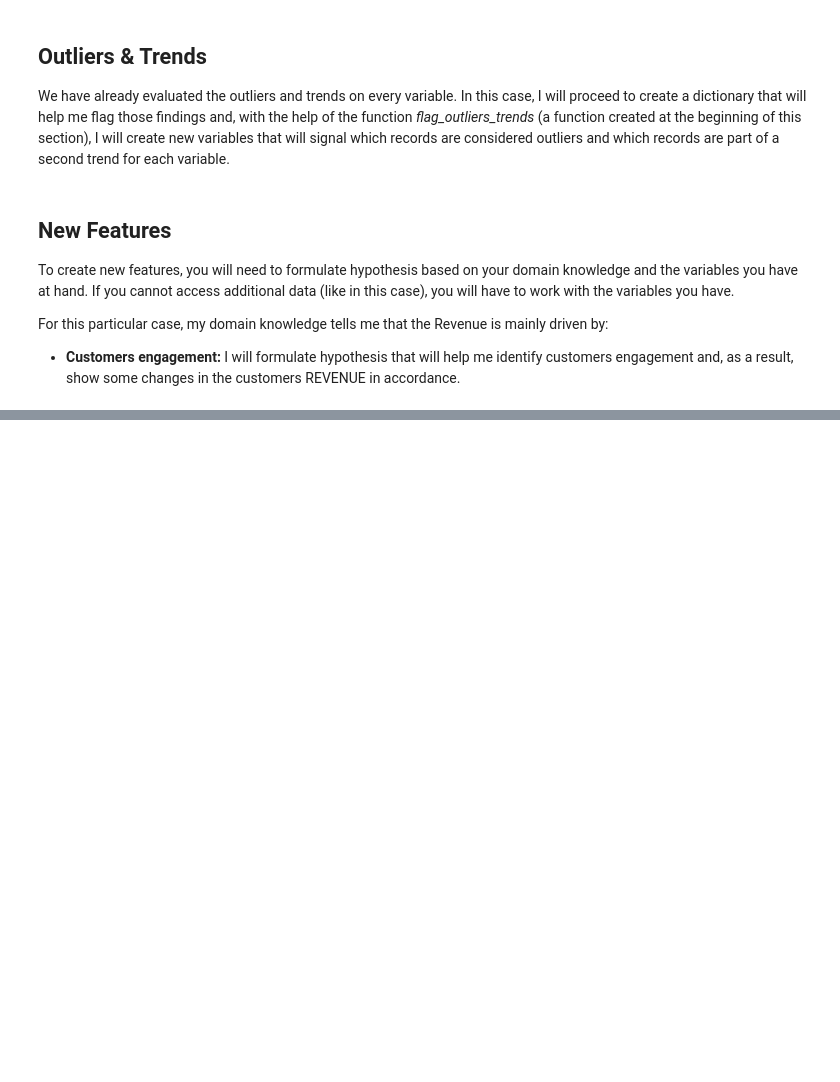
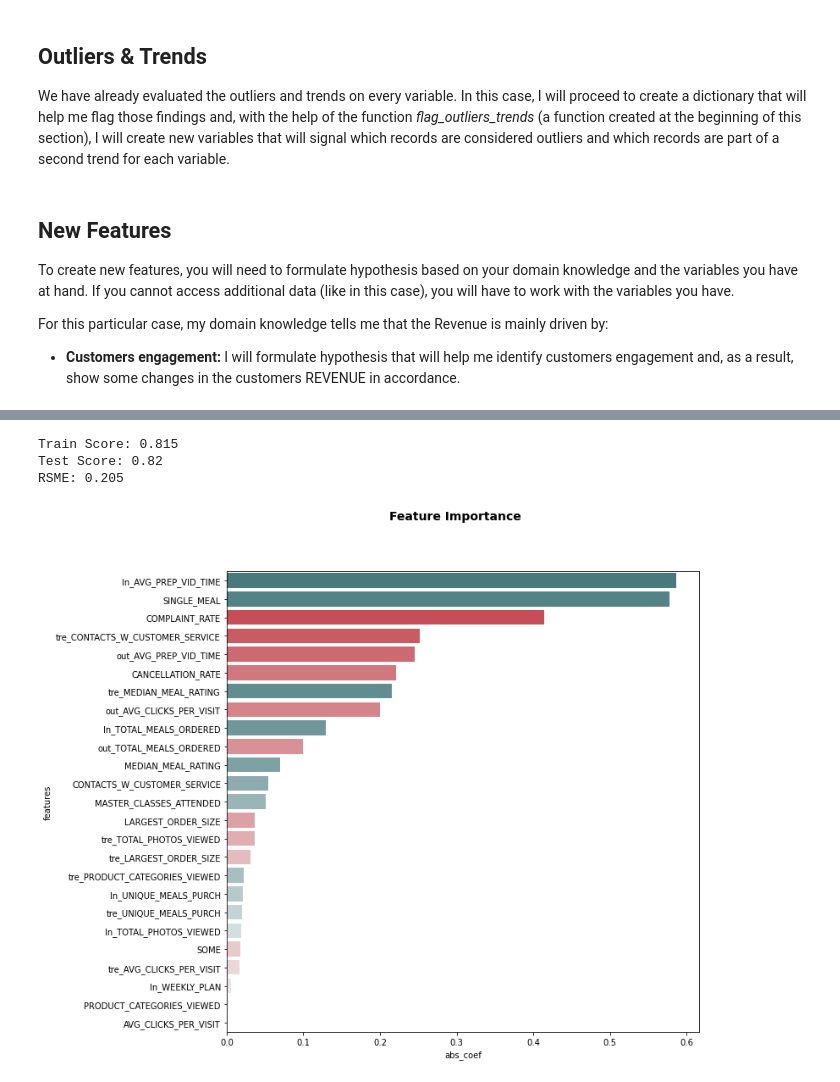
Before and after one commit to AndRemy/ApprenticeChef-Regression, a Jupyter notebook: SupervisedLearning_Analysis.ipynb, the cells around one changed output, grey strips where cells are left out. Drawn from its saved outputs; the diff is of its cells as text; code cells hidden in the pictures; blank space fills up the shorter version.

```diff
--- a/SupervisedLearning_Analysis.ipynb
+++ b/SupervisedLearning_Analysis.ipynb
@@ -850,0 +1011,28 @@ add_feature_dict('continuous', 'CANCELLATION_RATE')
+# %%
+# Selecting features
+selected_features = Utils.stat_feature_selection_regression(
+    data_df = flagged_df,
+    dependent_variable = transformed_dependent,
+    features_dict = new_features
+)
+
+# Building model
+new_model = LinearRegression()
+model_result = Utils.split_execute_model(
+    x_col=selected_features,
+    y_col=transformed_dependent,
+    data=flagged_df,
+    model=new_model
+)
+
+# Showing results
+print(f"Train Score: {model_result['train_score']}")
+print(f"Test Score: {model_result['test_score']}")
+print(f"RSME: {model_result['rsme']}")
+
+plot_feature_coefficients(selected_features, new_model.coef_)
+# %% [output]
+Train Score: 0.815
+Test Score: 0.82
+RSME: 0.205
+[figure, added]
```
Also changed, not shown: parts of 19 cells of this notebook, 1 other file.
